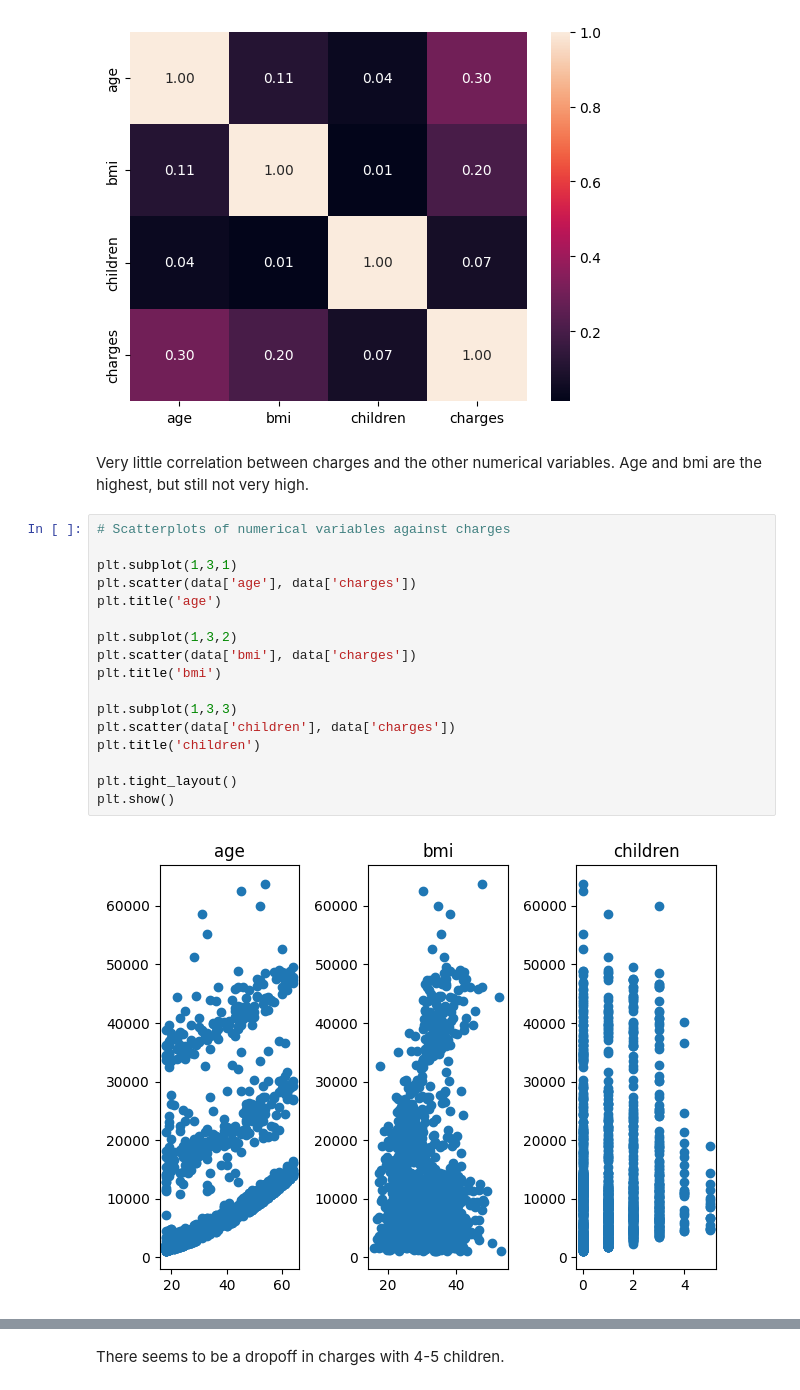
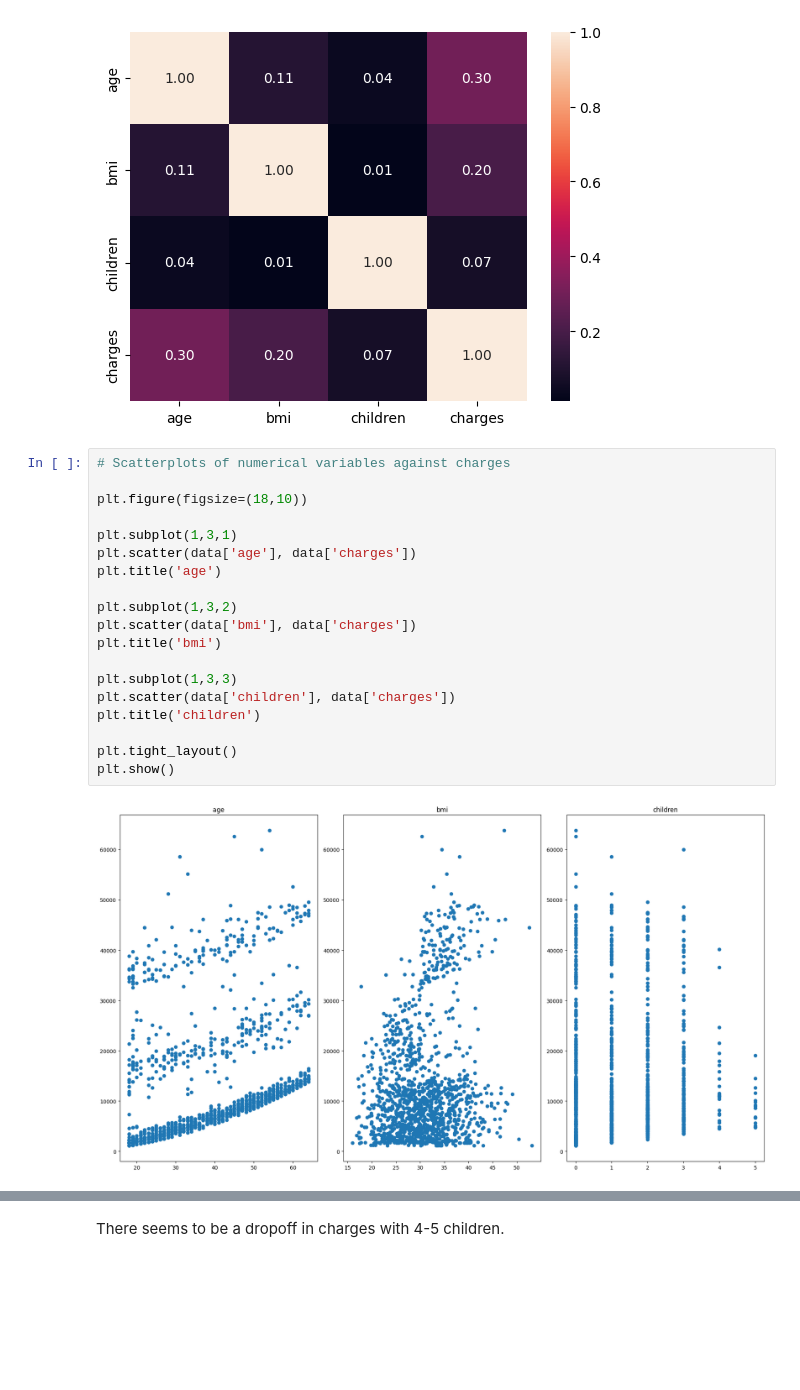
Before and after one commit to matthewtomalley/linear-regression-project-tutorial, a Jupyter notebook: linear_regression.ipynb, the cells around one changed output, grey strips where cells are left out. Saved outputs shown, nothing was run; the diff lists cells and outputs as text; blank space fills up the shorter version.

```diff
--- a/linear_regression.ipynb
+++ b/linear_regression.ipynb
@@ -90,25 +90,25 @@ sns.heatmap(data[num_var].corr(), annot=True, fmt=".2f")
 plt.show()
 # %% [output]
 [figure]
-# %% [markdown]
-Very little correlation between charges and the other numerical variables. Age and bmi are the highest, but still not very high.
 # %%
 # Scatterplots of numerical variables against charges
+
+plt.figure(figsize=(18,10))
 
 plt.subplot(1,3,1)
 plt.scatter(data['age'], data['charges'])
 plt.title('age')
 
 plt.subplot(1,3,2)
 plt.scatter(data['bmi'], data['charges'])
 plt.title('bmi')
 
 plt.subplot(1,3,3)
 plt.scatter(data['children'], data['charges'])
 plt.title('children')
 
 plt.tight_layout()
 plt.show()
 # %% [output]
-[figure, old version]
+[figure, new version]
 # %% [markdown]
```
Also changed, not shown: parts of 3 cells of this notebook.
